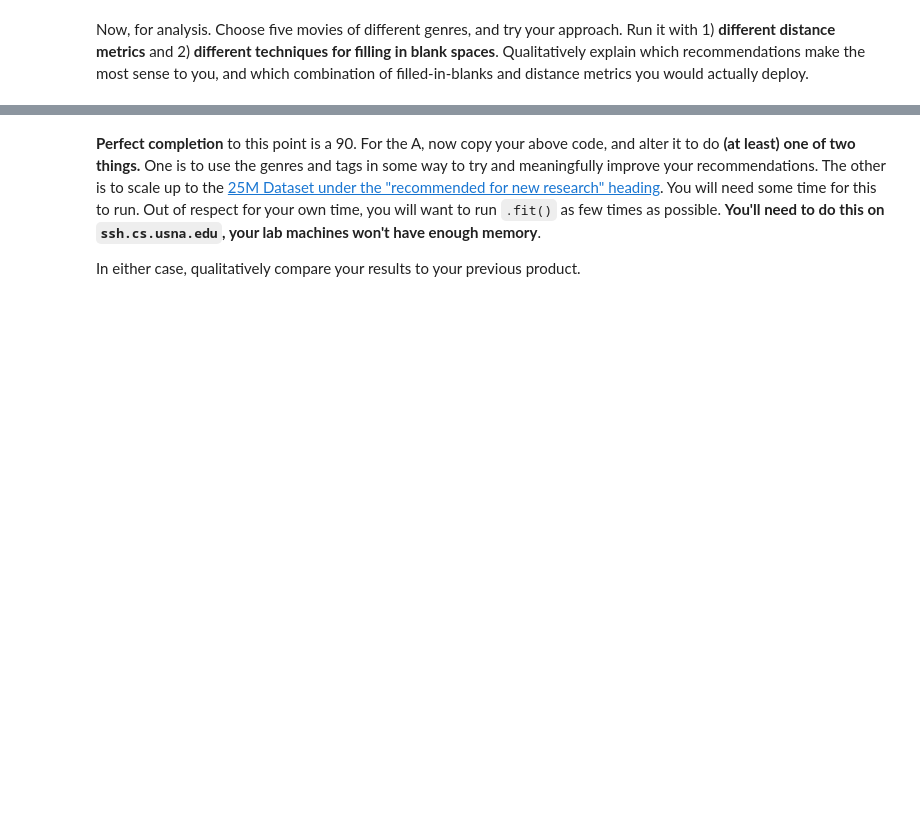
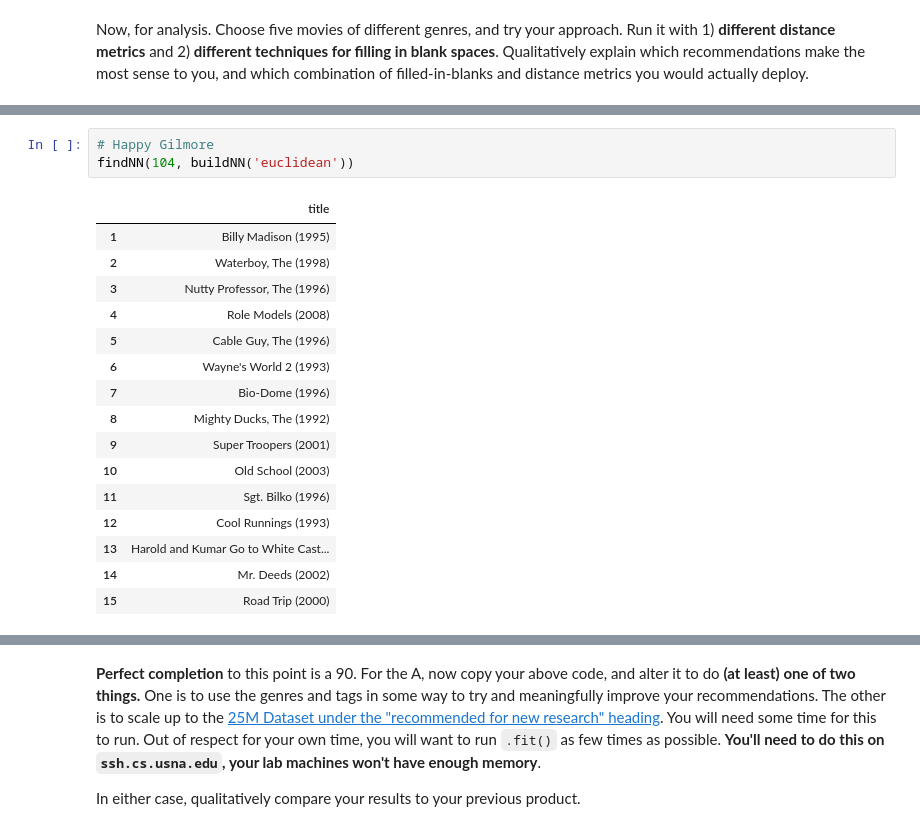
Before and after one commit to dababy9/general, a Jupyter notebook: usna/si470/knnRecommend.ipynb, the cells around one changed output, grey strips where cells are left out. Cells and saved outputs as stored; diff of their text form; blank space fills up the shorter version.

```diff
--- a/usna/si470/knnRecommend.ipynb
+++ b/usna/si470/knnRecommend.ipynb
@@ -93,0 +129,20 @@ findNN(44, buildNN('euclidean'))
+# %%
+# Happy Gilmore
+findNN(104, buildNN('euclidean'))
+# %% [output]
+|  | title |
+| 1 | Billy Madison (1995) |
+| 2 | Waterboy, The (1998) |
+| 3 | Nutty Professor, The (1996) |
+| 4 | Role Models (2008) |
+| 5 | Cable Guy, The (1996) |
+| 6 | Wayne's World 2 (1993) |
+| 7 | Bio-Dome (1996) |
+| 8 | Mighty Ducks, The (1992) |
+| 9 | Super Troopers (2001) |
+| 10 | Old School (2003) |
+| 11 | Sgt. Bilko (1996) |
+| 12 | Cool Runnings (1993) |
+| 13 | Harold and Kumar Go to White Cast... |
+| 14 | Mr. Deeds (2002) |
+| 15 | Road Trip (2000) |
```
Also changed, not shown: parts of 27 cells of this notebook, 2 other files.
